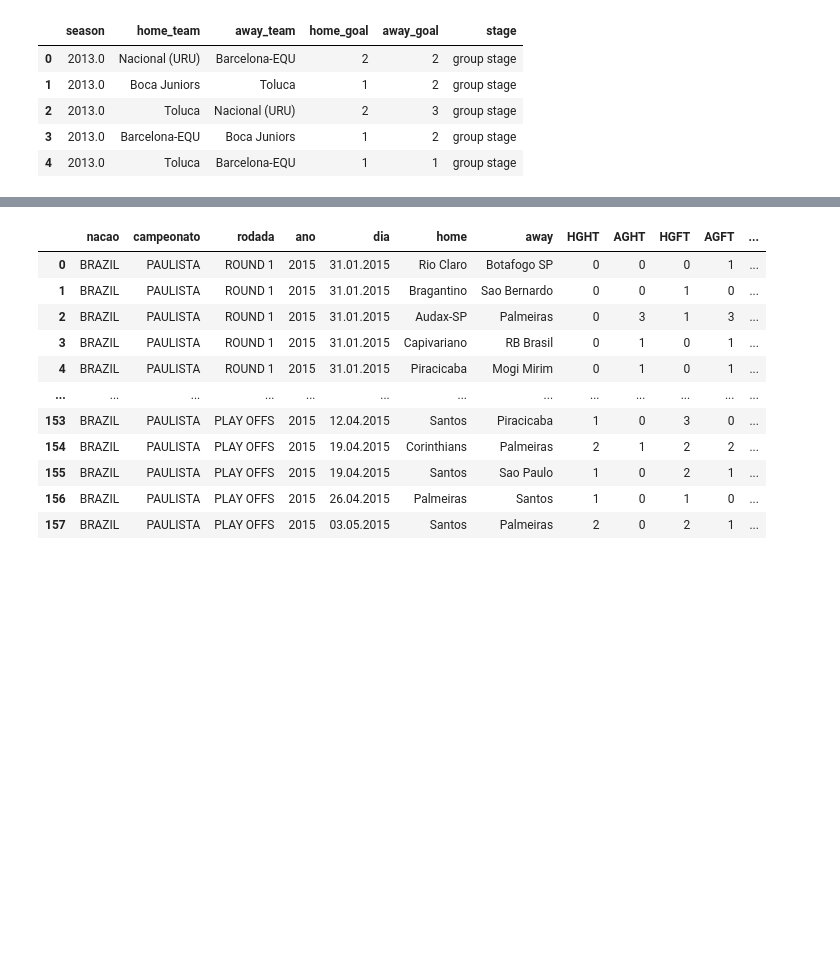
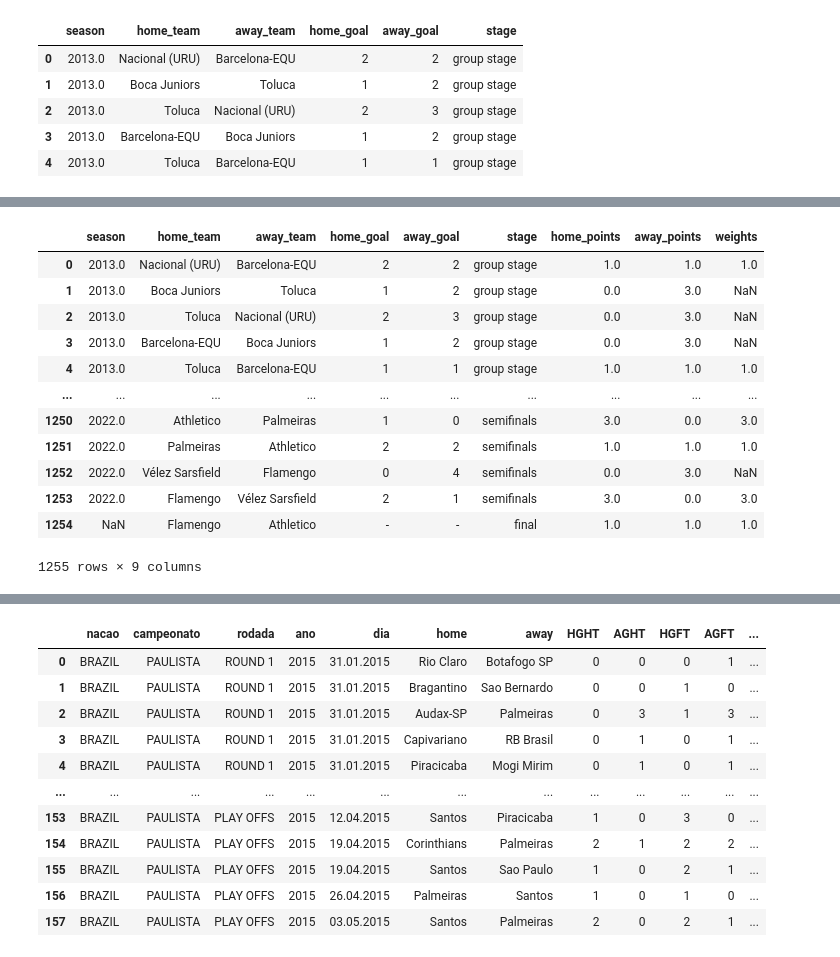
Before and after one commit to jesusossian/complex_networks, a Jupyter notebook: notebooks/datasets.ipynb, the cells around one changed output, grey strips where cells are left out. Saved outputs shown, nothing was run; the diff lists cells and outputs as text; code cells hidden in the pictures; blank space fills up the shorter version.

```diff
--- a/notebooks/datasets.ipynb
+++ b/notebooks/datasets.ipynb
@@ -192,8 +210,8 @@ df.head()
 df['home_points'] = 0.0
 df['away_points'] = 0.0
 # %%
-#df.loc[df['home_goal'] > df['away_goal'], 'home_points'] = 3.0
-#df.loc[df['home_goal'] < df['away_goal'], 'away_points'] = 3.0
-#df.loc[df['home_goal'] == df['away_goal'], 'home_points'] = 1.0
-#df.loc[df['home_goal'] == df['away_goal'], 'away_points'] = 1.0
-#df
+df.loc[df['home_goal'] > df['away_goal'], 'home_points'] = 3.0
+df.loc[df['home_goal'] < df['away_goal'], 'away_points'] = 3.0
+df.loc[df['home_goal'] == df['away_goal'], 'home_points'] = 1.0
+df.loc[df['home_goal'] == df['away_goal'], 'away_points'] = 1.0
+df
@@ -200,8 +232,22 @@ df['away_points'] = 0.0
 # %%
 df['weights'] = 0.0
 # %%
-#df.loc[df['home_goal'] > df['away_goal'], 'weights'] = 3.0
-#df.loc[df['home_goal'] == df['away_goal'], 'weights'] = 1.0
-#df
+df.loc[df['home_goal'] > df['away_goal'], 'weights'] = 3.0
+df.loc[df['home_goal'] == df['away_goal'], 'weights'] = 1.0
+df
+# %% [output]
+|  | season | home_team | away_team | home_goal | away_goal | stage | home_points | away_points | weights |
+| 0 | 2013.0 | Nacional (URU) | Barcelona-EQU | 2 | 2 | group stage | 1.0 | 1.0 | 1.0 |
+| 1 | 2013.0 | Boca Juniors | Toluca | 1 | 2 | group stage | 0.0 | 3.0 | NaN |
+| 2 | 2013.0 | Toluca | Nacional (URU) | 2 | 3 | group stage | 0.0 | 3.0 | NaN |
+| 3 | 2013.0 | Barcelona-EQU | Boca Juniors | 1 | 2 | group stage | 0.0 | 3.0 | NaN |
+| 4 | 2013.0 | Toluca | Barcelona-EQU | 1 | 1 | group stage | 1.0 | 1.0 | 1.0 |
+| ... | ... | ... | ... | ... | ... | ... | ... | ... | ... |
+| 1250 | 2022.0 | Athletico | Palmeiras | 1 | 0 | semifinals | 3.0 | 0.0 | 3.0 |
+| 1251 | 2022.0 | Palmeiras | Athletico | 2 | 2 | semifinals | 1.0 | 1.0 | 1.0 |
+| 1252 | 2022.0 | Vélez Sarsfield | Flamengo | 0 | 4 | semifinals | 0.0 | 3.0 | NaN |
+| 1253 | 2022.0 | Flamengo | Vélez Sarsfield | 2 | 1 | semifinals | 3.0 | 0.0 | 3.0 |
+| 1254 | NaN | Flamengo | Athletico | - | - | final | 1.0 | 1.0 | 1.0 |
+1255 rows × 9 columns
 # %%
 for t in vertices:
```
Also changed, not shown: parts of 3 cells of this notebook.
